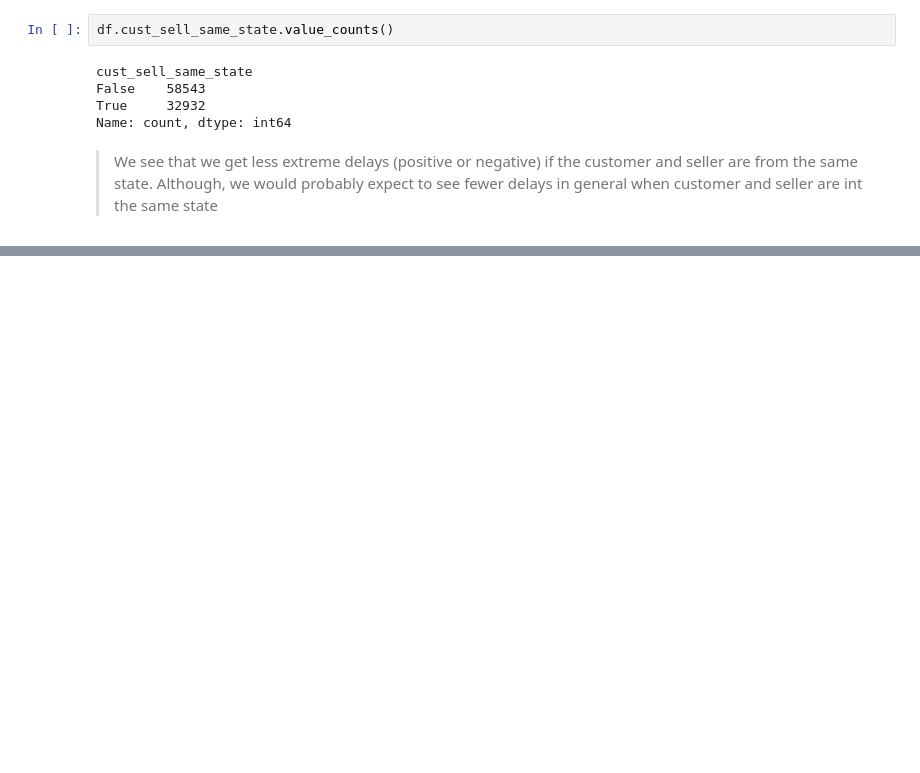
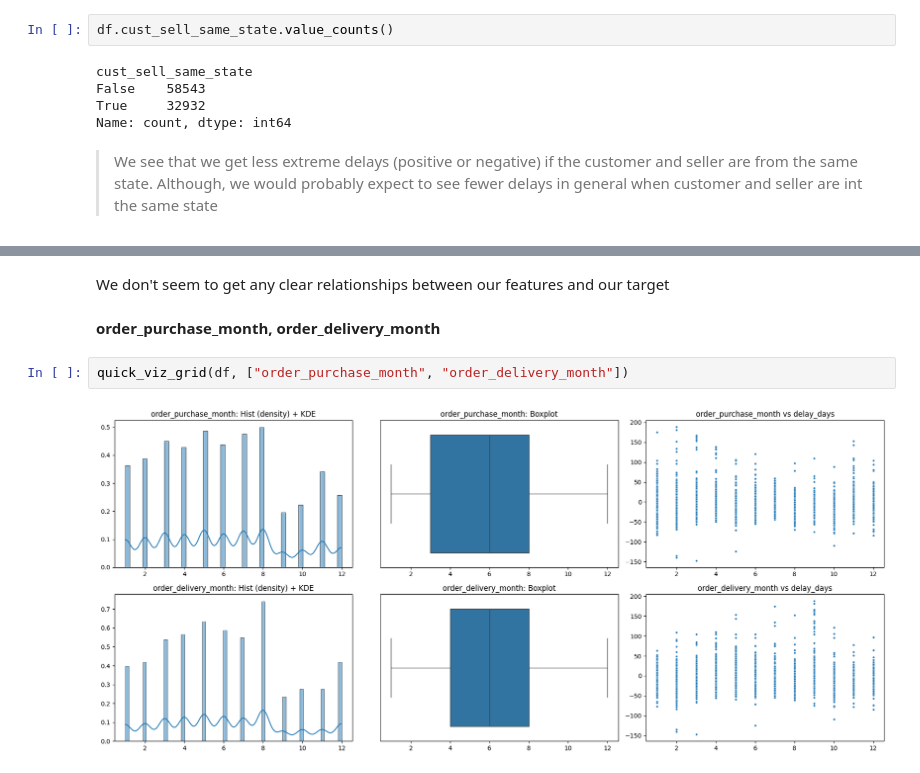
Before and after one commit to jakubpyszniak/ML_II_final_project, a Jupyter notebook: 2. Feature ranking_selection.ipynb, the cells around one changed output, grey strips where cells are left out. Saved outputs shown, nothing was run; the diff lists cells and outputs as text; blank space fills up the shorter version.

```diff
--- a/2. Feature ranking_selection.ipynb
+++ b/2. Feature ranking_selection.ipynb
@@ -534,0 +624,8 @@ quick_viz(df.customer_lat)
+# %% [markdown]
+We don't seem to get any clear relationships between our features and our target
+# %% [markdown]
+**order_purchase_month, order_delivery_month**
+# %%
+quick_viz_grid(df, ["order_purchase_month", "order_delivery_month"])
+# %% [output]
+[figure, added]
```
Also changed, not shown: parts of 22 cells of this notebook.
